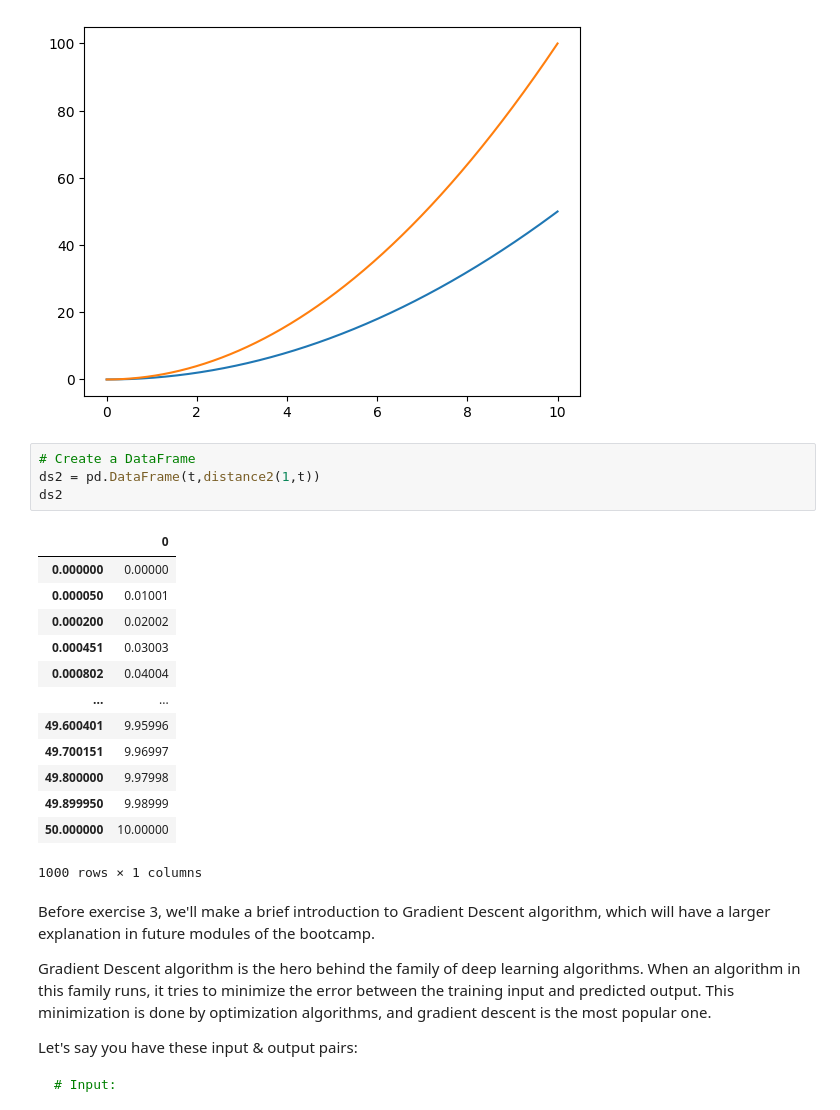
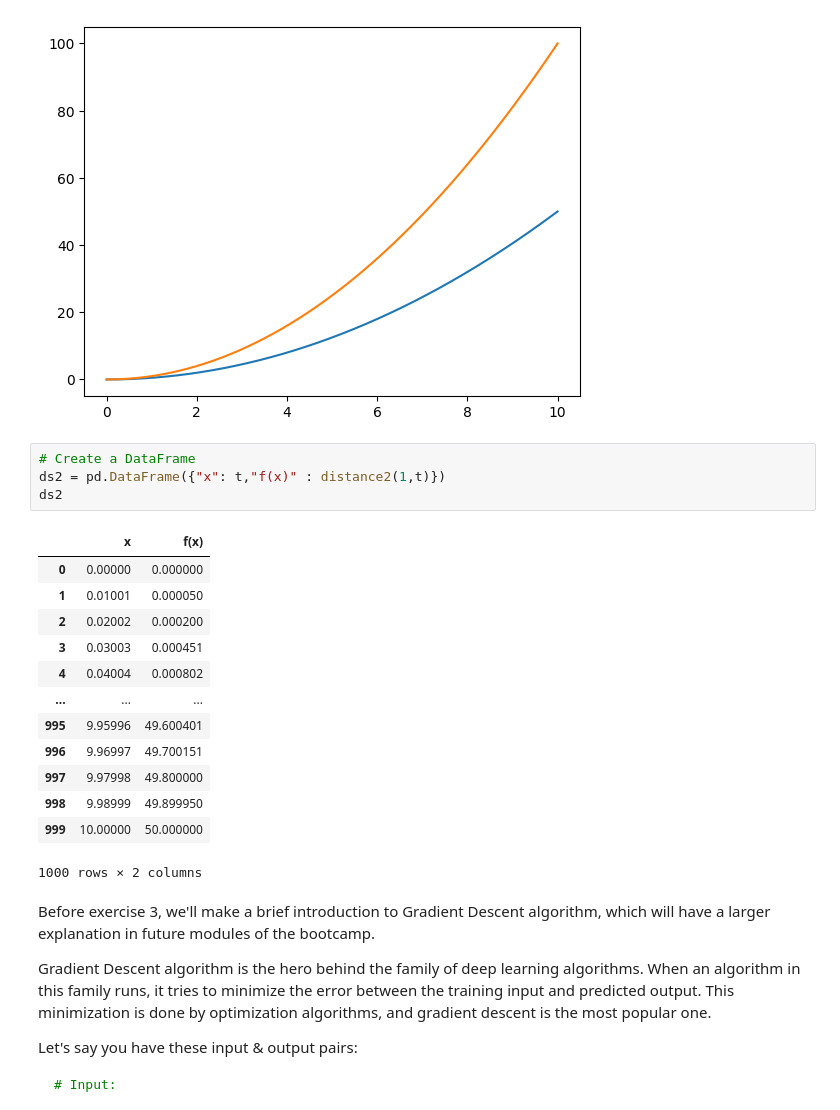
Before and after one commit to LuisCamachoRivero/calculus-and-algebra-problems-with-python, a Jupyter notebook: notebook/problems.ipynb, the cells around one changed output. Cells and saved outputs as stored; diff of their text form.

```diff
--- a/notebook/problems.ipynb
+++ b/notebook/problems.ipynb
@@ -85,22 +85,22 @@ plt.show()
 [figure]
 # %%
 # Create a DataFrame
-ds2 = pd.DataFrame(t,distance2(1,t))
+ds2 = pd.DataFrame({"x": t,"f(x)" : distance2(1,t)})
 ds2
 # %% [output]
-|  | 0 |
-| 0.000000 | 0.00000 |
-| 0.000050 | 0.01001 |
-| 0.000200 | 0.02002 |
-| 0.000451 | 0.03003 |
-| 0.000802 | 0.04004 |
-| ... | ... |
-| 49.600401 | 9.95996 |
-| 49.700151 | 9.96997 |
-| 49.800000 | 9.97998 |
-| 49.899950 | 9.98999 |
-| 50.000000 | 10.00000 |
+|  | x | f(x) |
+| 0 | 0.00000 | 0.000000 |
+| 1 | 0.01001 | 0.000050 |
+| 2 | 0.02002 | 0.000200 |
+| 3 | 0.03003 | 0.000451 |
+| 4 | 0.04004 | 0.000802 |
+| ... | ... | ... |
+| 995 | 9.95996 | 49.600401 |
+| 996 | 9.96997 | 49.700151 |
+| 997 | 9.97998 | 49.800000 |
+| 998 | 9.98999 | 49.899950 |
+| 999 | 10.00000 | 50.000000 |
-1000 rows × 1 columns
+1000 rows × 2 columns
 # %% [markdown]
 Before exercise 3, we'll make a brief introduction to Gradient Descent algorithm, which will have a larger explanation in future modules of the bootcamp.
 
```
